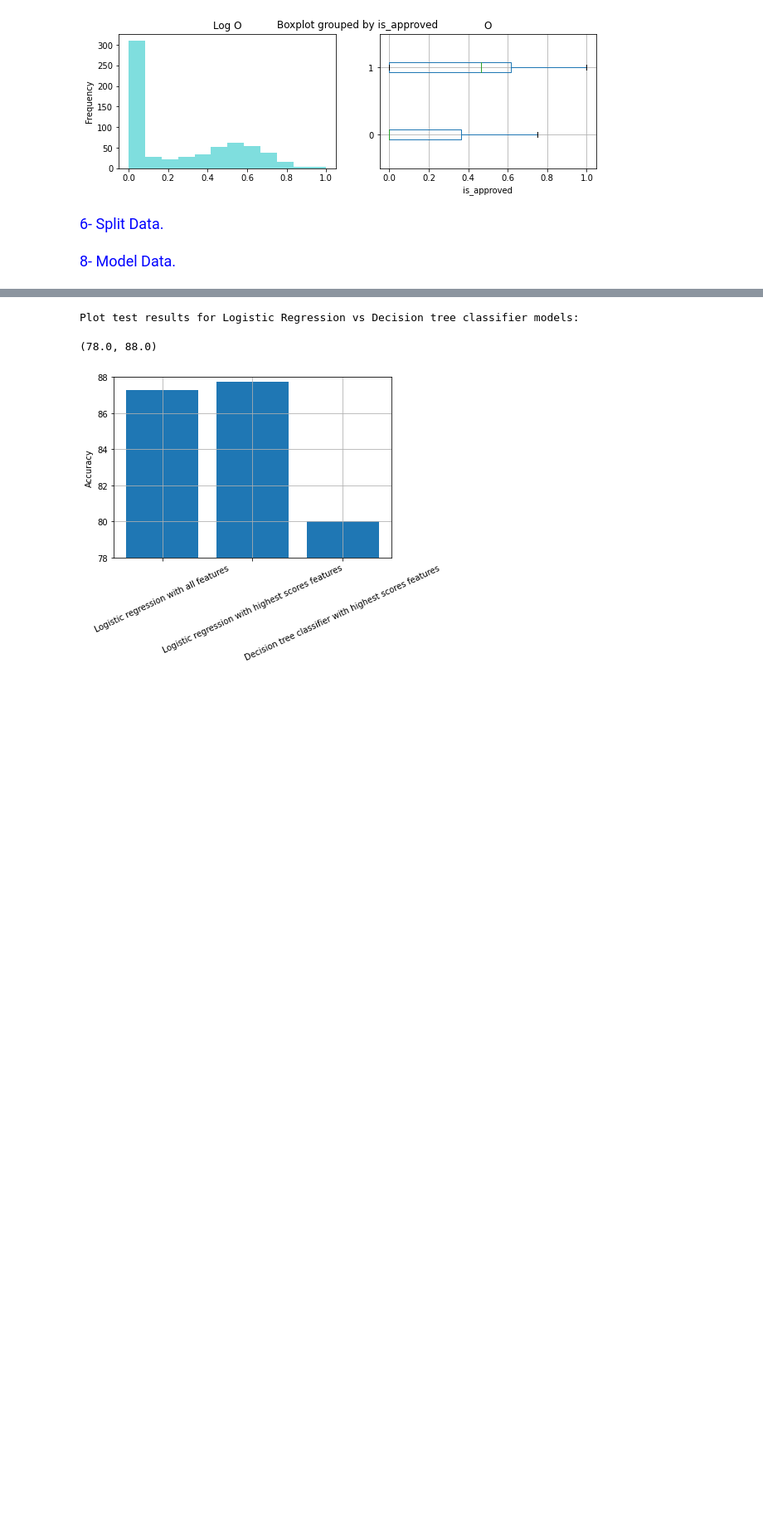
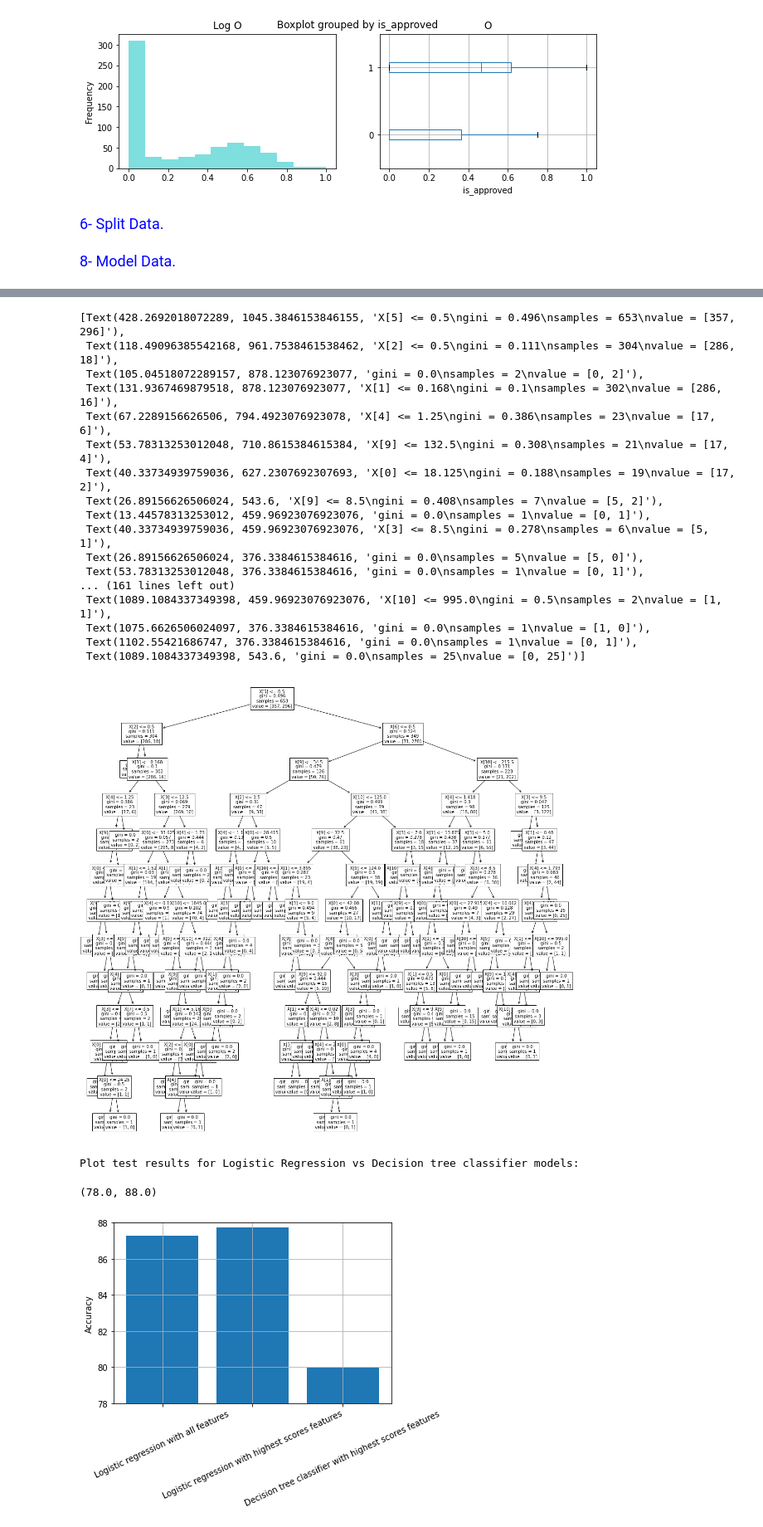
Before and after one commit to lebaz20/credit-approval-ml, a Jupyter notebook: project.ipynb, the cells around one changed output, grey strips where cells are left out. Shown at 83% size. Cells and saved outputs as stored; diff of their text form; code cells hidden in the pictures; blank space fills up the shorter version.

```diff
--- a/project.ipynb
+++ b/project.ipynb
@@ -994,6 +994,6 @@ Accuracy after deep learning missing rows: 84.210% avg (0.128 std) with log+norm
 Accuracy after deep learning missing rows: 83.665% avg (0.124 std) with log+standardized transform
 # %%
-print("\nTry Classification Decision Trees model of highest KBest scores features only:")
-model = tree.DecisionTreeClassifier()
+print("\nTry Classification Decision Trees model of highest scores features only:")
+model = DecisionTreeClassifier()
 highestScoresFeaturesDecisionTreeTestResults = modelData(hasLeastScoresFeatures=False)
 # %% [output]
@@ -1017 +1017,25 @@ Accuracy after deep learning missing rows: 77.542% avg (0.087 std) with log+stan
+# %%
+X, y = prepareDatasetForRegression(datasetWithRemovedRows, transformationTypes[0], hasLeastScoresFeatures = False)
+model.fit(X, y)
+plt.figure(figsize=(20, 20))
+plot_tree(model, fontsize=10)
+# %% [output]
+[Text(428.2692018072289, 1045.3846153846155, 'X[5] <= 0.5\ngini = 0.496\nsamples = 653\nvalue = [357, 296]'),
+ Text(118.49096385542168, 961.7538461538462, 'X[2] <= 0.5\ngini = 0.111\nsamples = 304\nvalue = [286, 18]'),
+ Text(105.04518072289157, 878.123076923077, 'gini = 0.0\nsamples = 2\nvalue = [0, 2]'),
+ Text(131.9367469879518, 878.123076923077, 'X[1] <= 0.168\ngini = 0.1\nsamples = 302\nvalue = [286, 16]'),
+ Text(67.2289156626506, 794.4923076923078, 'X[4] <= 1.25\ngini = 0.386\nsamples = 23\nvalue = [17, 6]'),
+ Text(53.78313253012048, 710.8615384615384, 'X[9] <= 132.5\ngini = 0.308\nsamples = 21\nvalue = [17, 4]'),
+ Text(40.33734939759036, 627.2307692307693, 'X[0] <= 18.125\ngini = 0.188\nsamples = 19\nvalue = [17, 2]'),
+ Text(26.89156626506024, 543.6, 'X[9] <= 8.5\ngini = 0.408\nsamples = 7\nvalue = [5, 2]'),
+ Text(13.44578313253012, 459.96923076923076, 'gini = 0.0\nsamples = 1\nvalue = [0, 1]'),
+ Text(40.33734939759036, 459.96923076923076, 'X[3] <= 8.5\ngini = 0.278\nsamples = 6\nvalue = [5, 1]'),
+ Text(26.89156626506024, 376.3384615384616, 'gini = 0.0\nsamples = 5\nvalue = [5, 0]'),
+ Text(53.78313253012048, 376.3384615384616, 'gini = 0.0\nsamples = 1\nvalue = [0, 1]'),
+... (161 lines left out)
+ Text(1089.1084337349398, 459.96923076923076, 'X[10] <= 995.0\ngini = 0.5\nsamples = 2\nvalue = [1, 1]'),
+ Text(1075.6626506024097, 376.3384615384616, 'gini = 0.0\nsamples = 1\nvalue = [1, 0]'),
+ Text(1102.55421686747, 376.3384615384616, 'gini = 0.0\nsamples = 1\nvalue = [0, 1]'),
+ Text(1089.1084337349398, 543.6, 'gini = 0.0\nsamples = 25\nvalue = [0, 25]')]
+[figure, added]
 # %%
```
Also changed, not shown: parts of 19 cells of this notebook, 1 other file.
